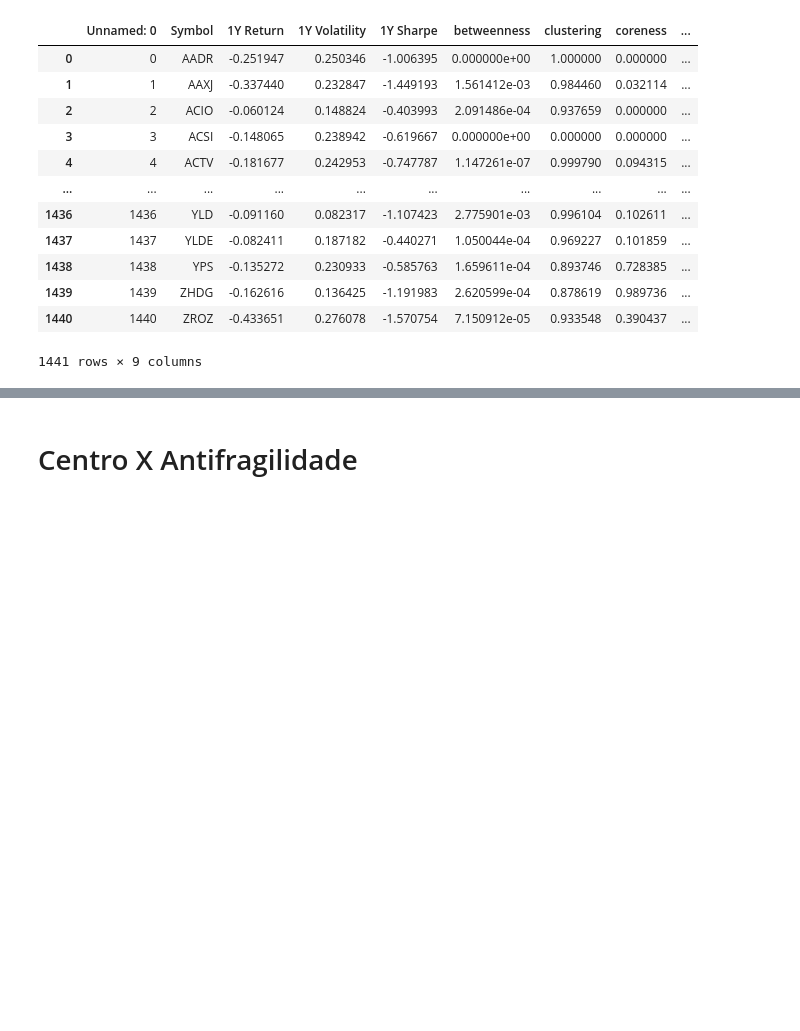
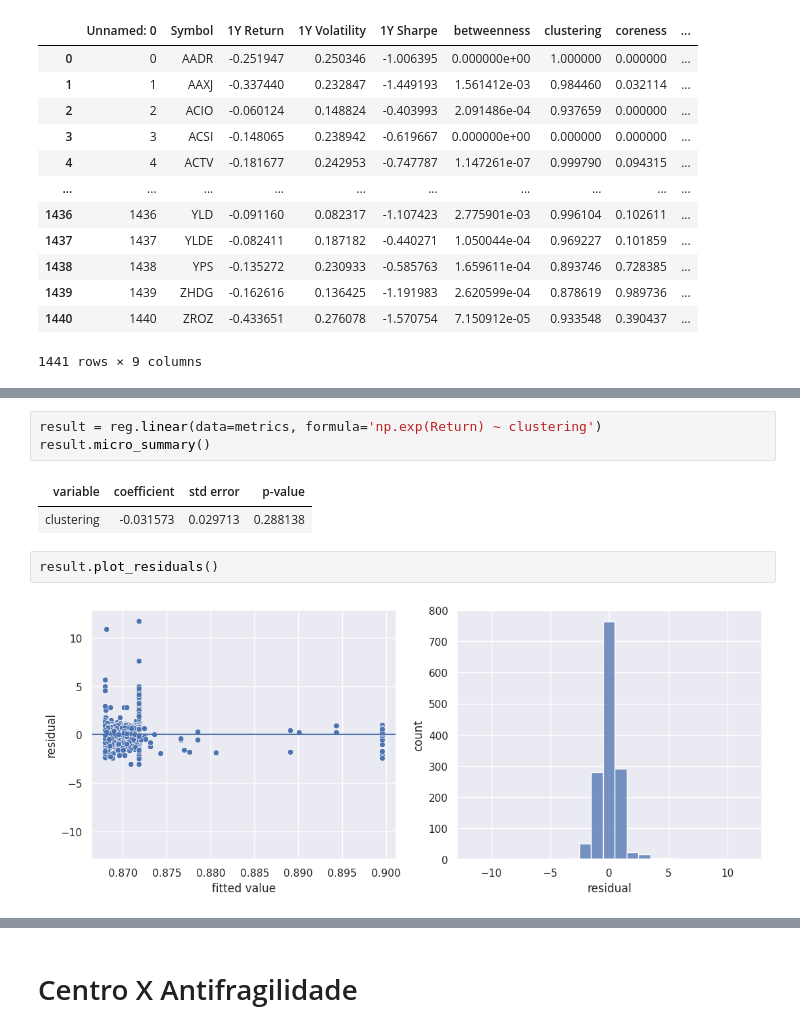
Before and after one commit to arthurchieppe/redsoc-projeto, a Jupyter notebook: modelos.ipynb, the cells around one changed output, grey strips where cells are left out. Cells and saved outputs as stored; diff of their text form; blank space fills up the shorter version.

```diff
--- a/modelos.ipynb
+++ b/modelos.ipynb
@@ -31,0 +58,10 @@ metrics
+# %%
+result = reg.linear(data=metrics, formula='np.exp(Return) ~ clustering')
+result.micro_summary()
+# %% [output]
+| variable | coefficient | std error | p-value |
+| clustering | -0.031573 | 0.029713 | 0.288138 |
+# %%
+result.plot_residuals()
+# %% [output]
+[figure, added]
```
Also changed, not shown: parts of 12 cells of this notebook.
